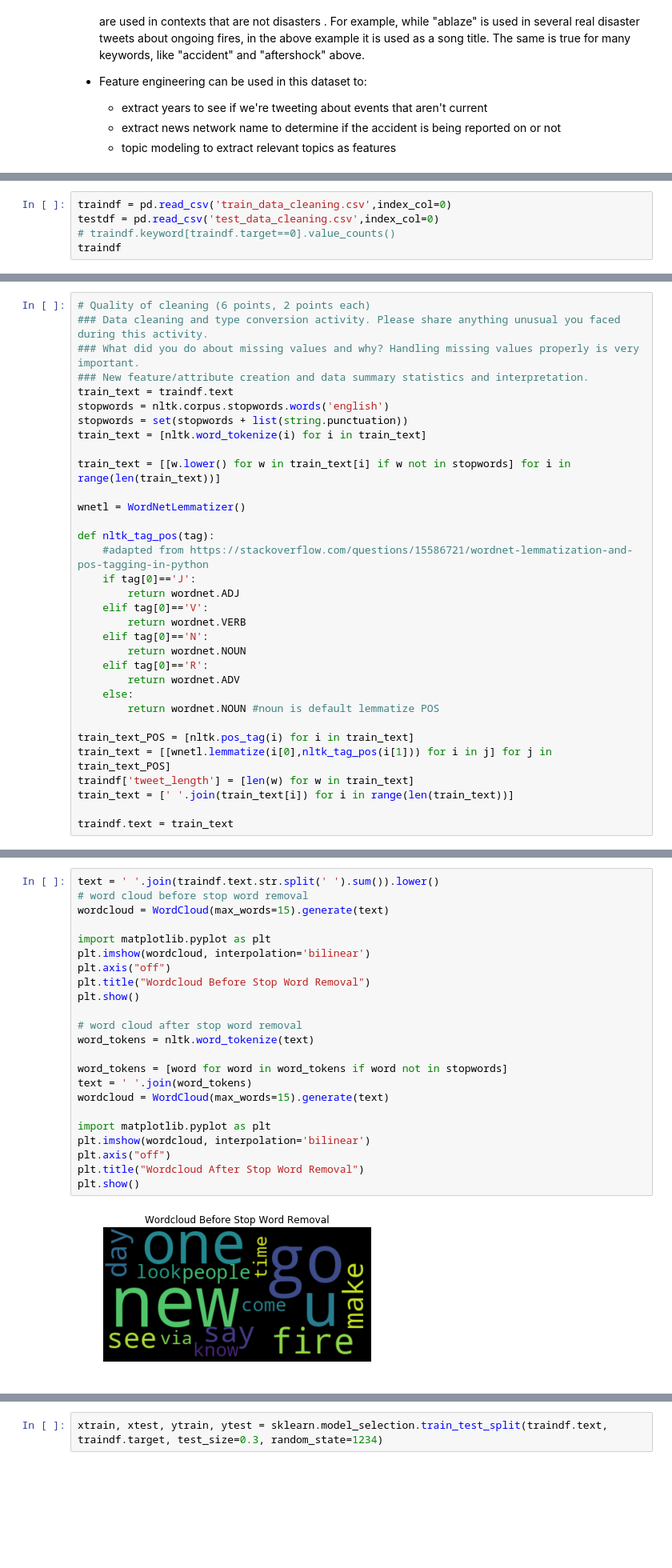
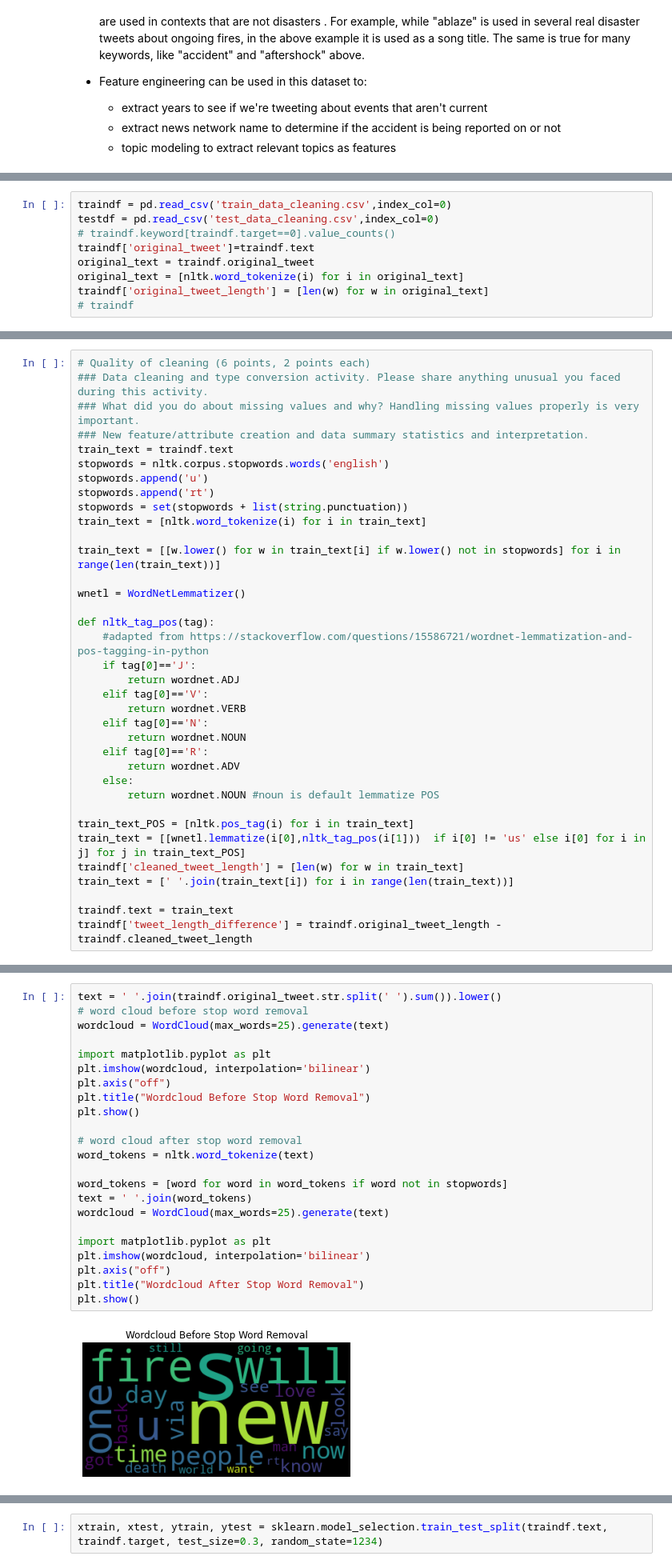
Before and after one commit to christesont/CS4447_FinalProject, a Jupyter notebook: Final_Project.ipynb, the cells around one changed output, grey strips where cells are left out. Shown at 80% size. Saved outputs shown, nothing was run; the diff lists cells and outputs as text; blank space fills up the shorter version.

Commit message:
extracted top model features and plotted them. fixed stopword/lemmatization for us/US

```diff
--- a/Final_Project.ipynb
+++ b/Final_Project.ipynb
@@ -71,4 +71,8 @@ from wordcloud import WordCloud
 traindf = pd.read_csv('train_data_cleaning.csv',index_col=0)
 testdf = pd.read_csv('test_data_cleaning.csv',index_col=0)
 # traindf.keyword[traindf.target==0].value_counts()
-traindf
+traindf['original_tweet']=traindf.text
+original_text = traindf.original_tweet
+original_text = [nltk.word_tokenize(i) for i in original_text]
+traindf['original_tweet_length'] = [len(w) for w in original_text]
+# traindf
@@ -99,10 +83,12 @@ traindf
 ### New feature/attribute creation and data summary statistics and interpretation.
 train_text = traindf.text
 stopwords = nltk.corpus.stopwords.words('english')
+stopwords.append('u')
+stopwords.append('rt')
 stopwords = set(stopwords + list(string.punctuation))
 train_text = [nltk.word_tokenize(i) for i in train_text]
 
-train_text = [[w.lower() for w in train_text[i] if w not in stopwords] for i in range(len(train_text))]
+train_text = [[w.lower() for w in train_text[i] if w.lower() not in stopwords] for i in range(len(train_text))]
 
 wnetl = WordNetLemmatizer()
 
@@ -120,8 +106,9 @@ def nltk_tag_pos(tag):
         return wordnet.NOUN #noun is default lemmatize POS
 
 train_text_POS = [nltk.pos_tag(i) for i in train_text]
-train_text = [[wnetl.lemmatize(i[0],nltk_tag_pos(i[1])) for i in j] for j in train_text_POS]
-traindf['tweet_length'] = [len(w) for w in train_text]
+train_text = [[wnetl.lemmatize(i[0],nltk_tag_pos(i[1]))  if i[0] != 'us' else i[0] for i in j] for j in train_text_POS]
+traindf['cleaned_tweet_length'] = [len(w) for w in train_text]
 train_text = [' '.join(train_text[i]) for i in range(len(train_text))]
 
 traindf.text = train_text
+traindf['tweet_length_difference'] = traindf.original_tweet_length - traindf.cleaned_tweet_length
@@ -128,25 +131,25 @@ traindf.text = train_text
 # %%
-text = ' '.join(traindf.text.str.split(' ').sum()).lower()
+text = ' '.join(traindf.original_tweet.str.split(' ').sum()).lower()
 # word cloud before stop word removal
-wordcloud = WordCloud(max_words=15).generate(text)
+wordcloud = WordCloud(max_words=25).generate(text)
 
 import matplotlib.pyplot as plt
 plt.imshow(wordcloud, interpolation='bilinear')
 plt.axis("off")
 plt.title("Wordcloud Before Stop Word Removal")
 plt.show()
 
 # word cloud after stop word removal
 word_tokens = nltk.word_tokenize(text)
 
 word_tokens = [word for word in word_tokens if word not in stopwords]
 text = ' '.join(word_tokens)
-wordcloud = WordCloud(max_words=15).generate(text)
+wordcloud = WordCloud(max_words=25).generate(text)
 
 import matplotlib.pyplot as plt
 plt.imshow(wordcloud, interpolation='bilinear')
 plt.axis("off")
 plt.title("Wordcloud After Stop Word Removal")
 plt.show()
 # %% [output]
-[figure, old version]
+[figure, new version]
```
Also changed, not shown: parts of 15 cells of this notebook.
